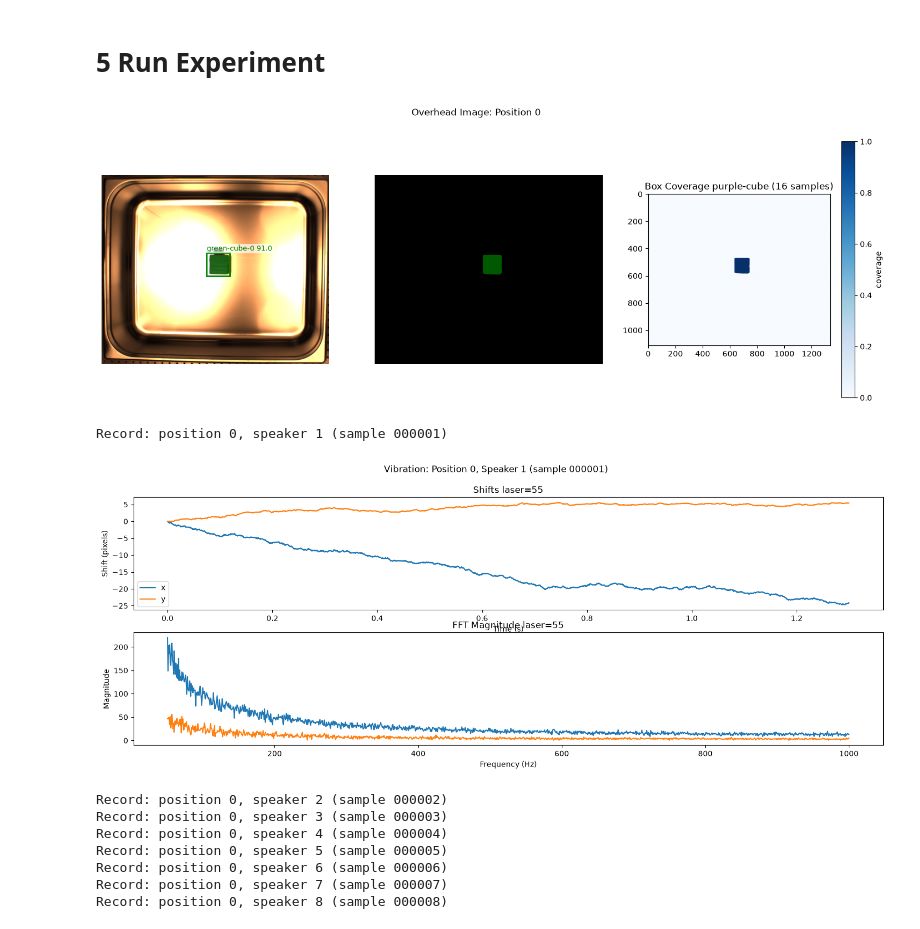
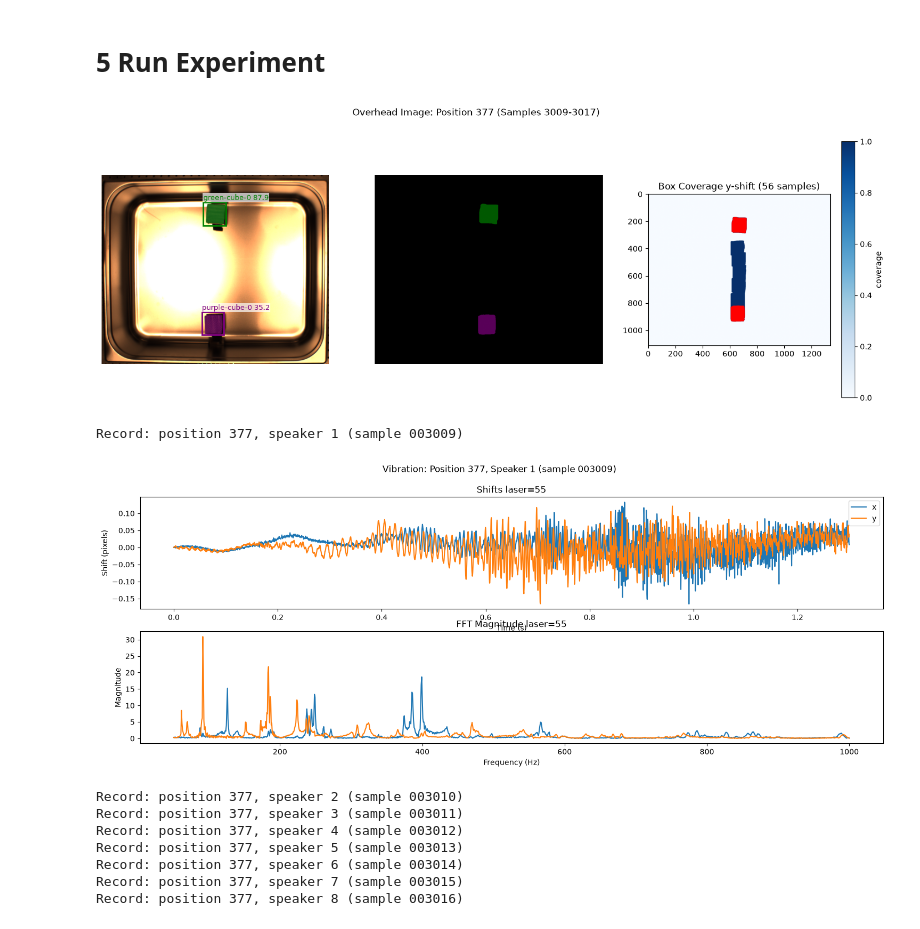
Before and after one commit to eitanturok/good-vibrations, a Jupyter notebook: src/record.ipynb, the cells around one changed output. Cells and saved outputs as stored; diff of their text form; code cells hidden in the pictures.

```diff
--- a/src/record.ipynb
+++ b/src/record.ipynb
@@ -1320,12 +1320,20 @@ def plot_smask(seg_results, crop_overhead, ax=None):
     ax.imshow(overlay)  # single imshow() instead of one per object
     ax.axis("off")
 
-def plot_coverage(coverage, layout, ax=None):
+def plot_coverage(coverage, layout, smask, ax=None):
     if ax is None: fig, ax = plt.subplots(figsize=(16, 6))
 
     layout_coverage, n_samples = coverage[layout]
-    im = ax.imshow(layout_coverage, cmap='Blues')
-    ax.figure.colorbar(im, ax=ax, label='coverage')
+
+    if layout != 'empty-box':
+        im = ax.imshow(layout_coverage, cmap='Blues')
+        ax.figure.colorbar(im, ax=ax, label='coverage')
+
+        # plot the current smask in red
+        red = np.zeros((*smask.shape, 4))
+        red[smask] = (1, 0, 0, 1)
+        ax.imshow(red)
+
     ax.set_title(f'Box Coverage {layout} ({n_samples} samples)')
 
 def plot_shifts(shifts, fps, laser_idx: int | None=None, ax=None):
@@ -1398,7 +1406,7 @@ def get_position_id(positions_file):
         positions_file.touch()
     with open(positions_file, "r", encoding="utf-8") as f:
         line_count = sum(1 for _ in f)
-    return line_count
+    return line_count + 1
 
 def update_position(file, pos_id, sample_id):
     lines = open(file).read().splitlines() if os.path.exists(file) and os.path.getsize(file) else []
@@ -1438,7 +1446,7 @@ cam_h, cam_w = cam.get_im_size()[::-1]
 # params I don't touch that often
 laser_idx = 55
 pclk_batch_size = 256
-use_PC = False
+use_PC = True
 segment_scale = 1.0
 # %%
 SAVE = True
@@ -1447,11 +1455,11 @@ DEBUG = 1
 
 box = 'gastronorm'
 
-objects = {'green-cube': 1}
-layout = 'purple-cube'
-description = f"A green metal cube sitting on the floor of an closed {box} box from a bird's eye view."
+objects = {'purple-cube': 1, 'green-cube': 1}
+layout = 'y-shift'
+description = f"A metal cube sitting on the floor of an closed {box} box from a bird's eye view."
 prompts = [PROMPTS[o] for o in objects]
-if len(objects) == 0: layout, description = "empty-box", f"An empty open {box} box from a bird's eye view." # empty box
+# if len(objects) == 0: layout, description = "empty-box", f"An empty open {box} box from a bird's eye view." # empty box
 
 # speakers = [1]
 speakers = [1, 2, 3, 4, 5, 6, 7, 8]
@@ -1463,17 +1471,17 @@ position_id         = get_position_id(positions_file)
 raw_overhead, _     = capture_overhead(overhead_cam)
 crop_overhead       = crop(raw_overhead, **CROP_PARAMS[box])
 seg_results         = unpack_masks(segmenter.run.remote(to_jpeg_bytes(crop_overhead), prompts, top_k=[freq for freq in objects.values()])) if objects else []
-smask               = np.any([mask for result in seg_results for mask in result['masks']], axis=0)
-coms                = [[center_of_mass(mask) for mask in result['masks']] for result in seg_results]
-avg_com             = np.mean([c for result in coms for c in result], axis=0)
+smask               = np.any([mask for result in seg_results for mask in result['masks']], axis=0) if objects else np.zeros(crop_overhead.shape[:2], dtype=bool)
+coms                = [[center_of_mass(mask) for mask in result['masks']] for result in seg_results] if objects else [[(-1, -1)]]
+avg_com             = np.mean([c for result in coms for c in result], axis=0) if objects else np.array([-1, -1])
 coverage[layout]    = (coverage[layout][0] + smask, coverage[layout][1] + len(speakers)) if layout in coverage else (smask, len(speakers))
 
 if DEBUG >= 1:
     fig, axs = plt.subplots(1, 3, figsize=(18, 6))
     plot_overhead(seg_results, crop_overhead, ax=axs[0])
     plot_smask(seg_results, crop_overhead, ax=axs[1])
-    plot_coverage(coverage, layout, ax=axs[2])
-    fig.suptitle(f'Overhead Image: Position {position_id}')
+    plot_coverage(coverage, layout, smask, ax=axs[2])
+    fig.suptitle(f'Overhead Image: Position {position_id} (Samples {int(make_id(base_sample_dir))}-{int(make_id(base_sample_dir))+len(speakers)})')
     plt.show()
 
 if VIBRATE:
@@ -1516,40 +1524,40 @@ if VIBRATE:
             laser_params = dict(power=440.9, n_rows=10, n_cols=10, rois=run_opt_multiROIs['ROIs'], run_opt=run_opt, run_opt_multiROIs=run_opt_multiROIs)
             pclk_params = dict(pclk_batch_size=pclk_batch_size, use_PC=use_PC, laser_idx=laser_idx)
 
             params = id_params | object_params | audio_params | segment_params | laser_camera_params | laser_params | pclk_params
             with open(sample_dir / "metadata.jsonl", "w", encoding="utf-8") as f:
                 for key, value in params.items(): f.write(json.dumps({key: value}, default=str) + "\n")
 
             # save overhead image + smask
             if i == 0:
                 save(raw_overhead, sample_dir / 'images/01_raw_overhead.png')
                 save(crop_overhead, sample_dir / 'images/02_cropped_overhead.png')
                 save(smask, sample_dir / 'images/03_smask.npy')
                 save(smask, sample_dir / 'images/03_smask.png')
                 first_sample_dir = sample_dir
             else:
                 for name in ('01_raw_overhead.png', '02_cropped_overhead.png', '03_smask.npy', '03_smask.png'):
                     symlink(first_sample_dir / 'images' / name, sample_dir / 'images' / name) # faster to symlink then to save
 
             # save vibration in another thread, non-blocking
             t = threading.Thread(target=save, args=(raw_vibrations, sample_dir / 'vibration/01_raw_vibrations.npy'), daemon=True)
             t.start()
             save_threads.append(t)
 
             # save debug data
             if (DEBUG >=1 and i == 0) or DEBUG >= 2:
                 save(raw_shifts, sample_dir / f'vibration/02_raw_shift_laser{laser_idx}.npy')
                 save(dict(fft=fft, freqs=freqs, n_samples=n_samples), sample_dir / f'vibration/03_fft_laser{laser_idx}.npz')
 
     [t.join() for t in save_threads] # block until all threads have saved the vibrations
 # %% [output]
-[figure, old version]
+[figure, new version]
-Record: position 0, speaker 1 (sample 000001)
+Record: position 377, speaker 1 (sample 003009)
-[figure, old version]
+[figure, new version]
-Record: position 0, speaker 2 (sample 000002)
-Record: position 0, speaker 3 (sample 000003)
-Record: position 0, speaker 4 (sample 000004)
-Record: position 0, speaker 5 (sample 000005)
-Record: position 0, speaker 6 (sample 000006)
-Record: position 0, speaker 7 (sample 000007)
-Record: position 0, speaker 8 (sample 000008)
+Record: position 377, speaker 2 (sample 003010)
+Record: position 377, speaker 3 (sample 003011)
+Record: position 377, speaker 4 (sample 003012)
+Record: position 377, speaker 5 (sample 003013)
+Record: position 377, speaker 6 (sample 003014)
+Record: position 377, speaker 7 (sample 003015)
+Record: position 377, speaker 8 (sample 003016)
```
Also changed, not shown: parts of 8 cells of this notebook.
